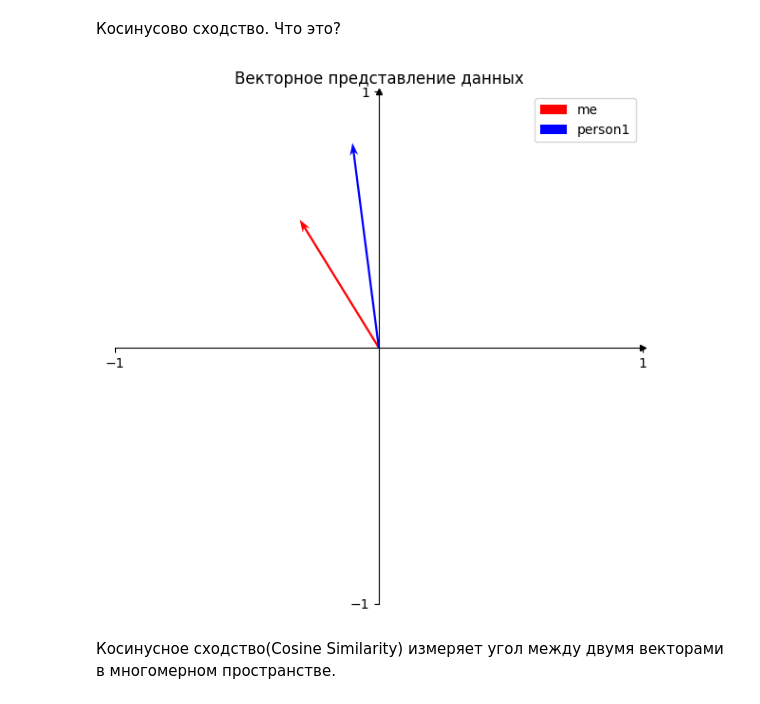
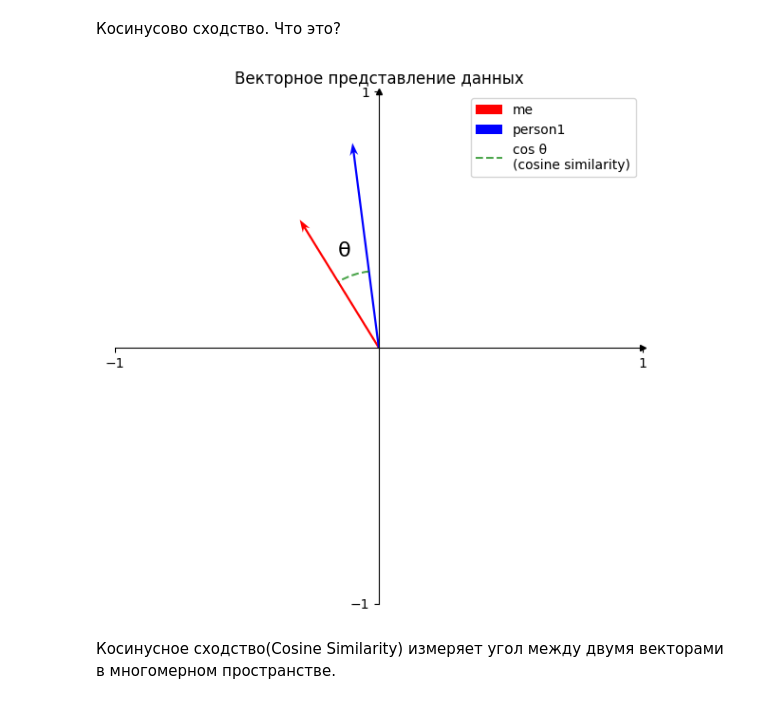
Before and after one commit to metriiics/CharSeqGen, a Jupyter notebook: WordVec.ipynb, the cells around one changed output. Drawn from its saved outputs; the diff is of its cells as text; code cells hidden in the pictures.

Commit message:
fix figure

```diff
--- a/WordVec.ipynb
+++ b/WordVec.ipynb
@@ -62,32 +62,61 @@ ___
 # %%
 fig, ax = plt.subplots(figsize=(6, 6))
 
 ax.spines['left'].set_position('center')
 ax.spines['bottom'].set_position('center')
 
 ax.spines['right'].set_visible(False)
 ax.spines['top'].set_visible(False)
 
 ax.plot(1, 0, ">k", transform=ax.get_yaxis_transform(), clip_on=False, markersize=5)
 ax.plot(0, 1, "^k", transform=ax.get_xaxis_transform(), clip_on=False, markersize=5)
 
 ax.set_xlim(-1, 1)
 ax.set_ylim(-1, 1)
 ax.set_xticks([-1, 1])
 ax.set_yticks([-1, 1])
 
 for dx, dy, color, label in vectors[:2]:
     ax.quiver(0, 0, dx, dy, angles='xy', scale_units='xy', scale=1,
               color=color, linewidth=0.5, label=label, headwidth=4,
               headlength=6, width=0.004)
 
+v1 = np.array([vectors[0][0], vectors[0][1]])
+v2 = np.array([vectors[1][0], vectors[1][1]])
+
+cos_angle = np.dot(v1, v2) / (np.linalg.norm(v1) * np.linalg.norm(v2))
+angle_rad = np.arccos(np.clip(cos_angle, -1, 1))
+angle_deg = np.degrees(angle_rad)
+
+angle1 = np.degrees(np.arctan2(v1[1], v1[0]))
+angle2 = np.degrees(np.arctan2(v2[1], v2[0]))
+
+theta1, theta2 = angle2, angle1
+radius = 0.3
+
+arc = Arc((0, 0), 2*radius, 2*radius, theta1=theta1, theta2=theta2,
+          edgecolor='g', linewidth=1.5, linestyle='--', alpha=0.7)
+ax.add_patch(arc)
+
+mid_angle = np.radians((angle1 + angle2) / 2)
+
+text_radius = 0.4
+
+text_x = text_radius * np.cos(mid_angle)
+text_y = text_radius * np.sin(mid_angle)
+
+ax.text(text_x, text_y, f'θ',
+        fontsize=16,
+        ha='center',
+        va='center')
+ax.plot([], [], color='g', linestyle='--', linewidth=1.5, alpha=0.7, label=f'cos θ \n(cosine similarity)')
 ax.legend()
 
 plt.title('Векторное представление данных')
 plt.tight_layout()
 plt.show()
 # %% [output]
-[figure, old version]
+[figure, new version]
 # %% [markdown]
 Косинусное сходство(Cosine Similarity) измеряет угол между двумя векторами в многомерном пространстве.
 # %% [markdown]
```
Also changed, not shown: parts of 1 cell of this notebook.
